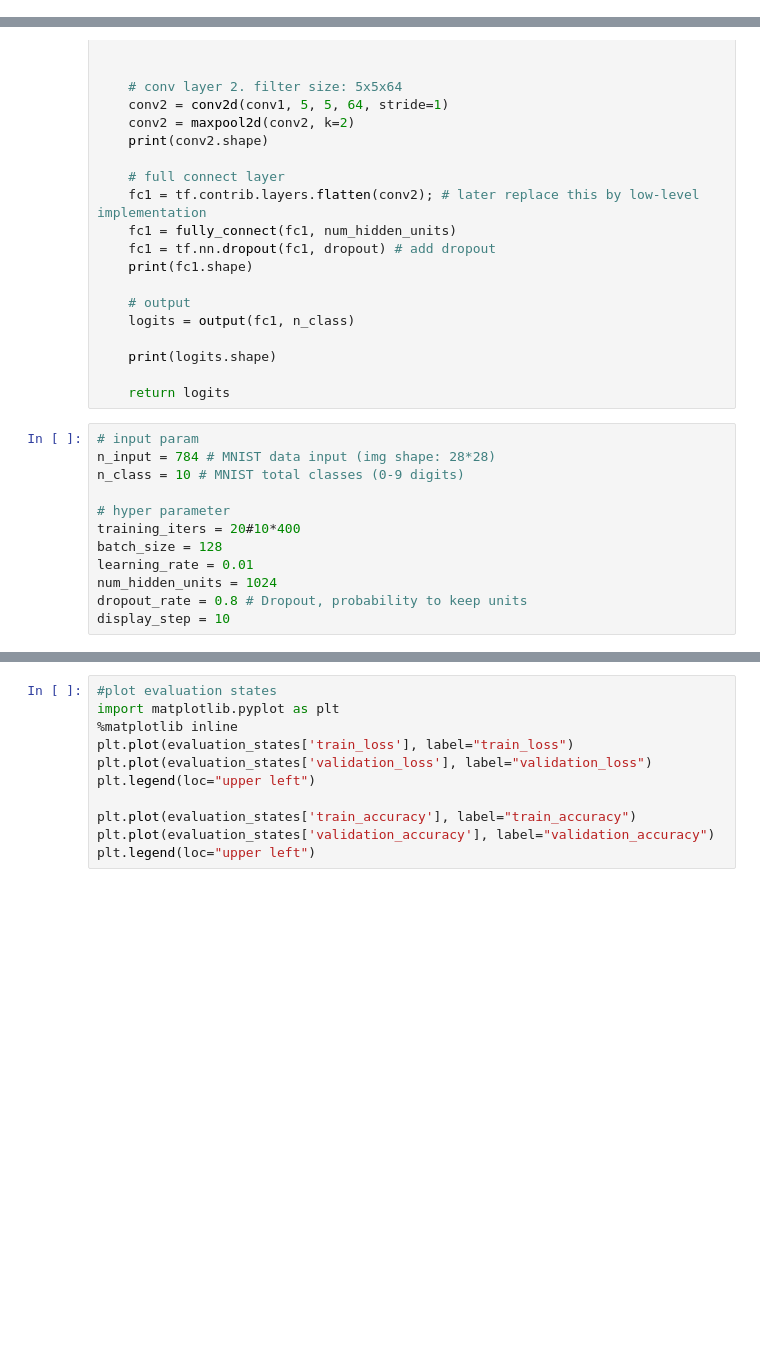
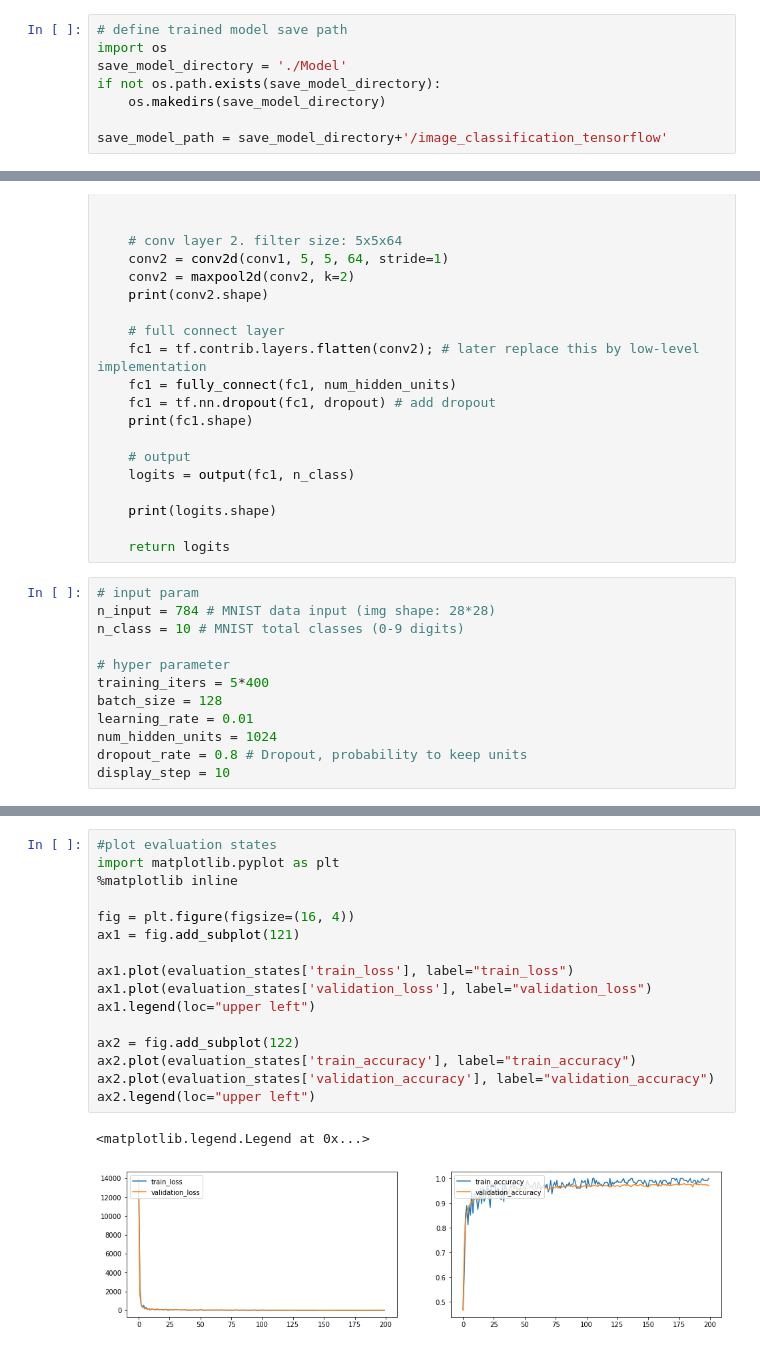
Before and after one commit to hushenglang/deep_learning_basics, a Jupyter notebook: computer_vision/ConvNet-MINST-Tensorflow.ipynb, the cells around one changed output, grey strips where cells are left out. Drawn from its saved outputs; the diff is of its cells as text; blank space fills up the shorter version.

```diff
--- a/computer_vision/ConvNet-MINST-Tensorflow.ipynb
+++ b/computer_vision/ConvNet-MINST-Tensorflow.ipynb
@@ -23,3 +28,11 @@ save_model_path = './Model/image_classification_tensorflow'
+# %%
+# define trained model save path
+import os
+save_model_directory = './Model'
+if not os.path.exists(save_model_directory):
+    os.makedirs(save_model_directory)
+
+save_model_path = save_model_directory+'/image_classification_tensorflow'
 # %% [markdown]
 ### Build Network
 # %%
@@ -89,7 +102,7 @@ n_input = 784 # MNIST data input (img shape: 28*28)
 n_class = 10 # MNIST total classes (0-9 digits)
 
 # hyper parameter
-training_iters = 20#10*400
+training_iters = 5*400
 batch_size = 128
 learning_rate = 0.01
 num_hidden_units = 1024
@@ -142,14 +179,22 @@ with tf.Session() as sess:
 # %%
 #plot evaluation states
 import matplotlib.pyplot as plt
 %matplotlib inline
-plt.plot(evaluation_states['train_loss'], label="train_loss")
-plt.plot(evaluation_states['validation_loss'], label="validation_loss")
-plt.legend(loc="upper left")
 
-plt.plot(evaluation_states['train_accuracy'], label="train_accuracy")
-plt.plot(evaluation_states['validation_accuracy'], label="validation_accuracy")
-plt.legend(loc="upper left")
+fig = plt.figure(figsize=(16, 4))
+ax1 = fig.add_subplot(121)
+
+ax1.plot(evaluation_states['train_loss'], label="train_loss")
+ax1.plot(evaluation_states['validation_loss'], label="validation_loss")
+ax1.legend(loc="upper left")
+
+ax2 = fig.add_subplot(122)
+ax2.plot(evaluation_states['train_accuracy'], label="train_accuracy")
+ax2.plot(evaluation_states['validation_accuracy'], label="validation_accuracy")
+ax2.legend(loc="upper left")
+# %% [output]
+<matplotlib.legend.Legend at 0x...>
+[figure, added]
 # %%
 # Calculate accuracy mnist test images
 loaded_graph = tf.Graph()
```
Also changed, not shown: parts of 6 cells of this notebook.
